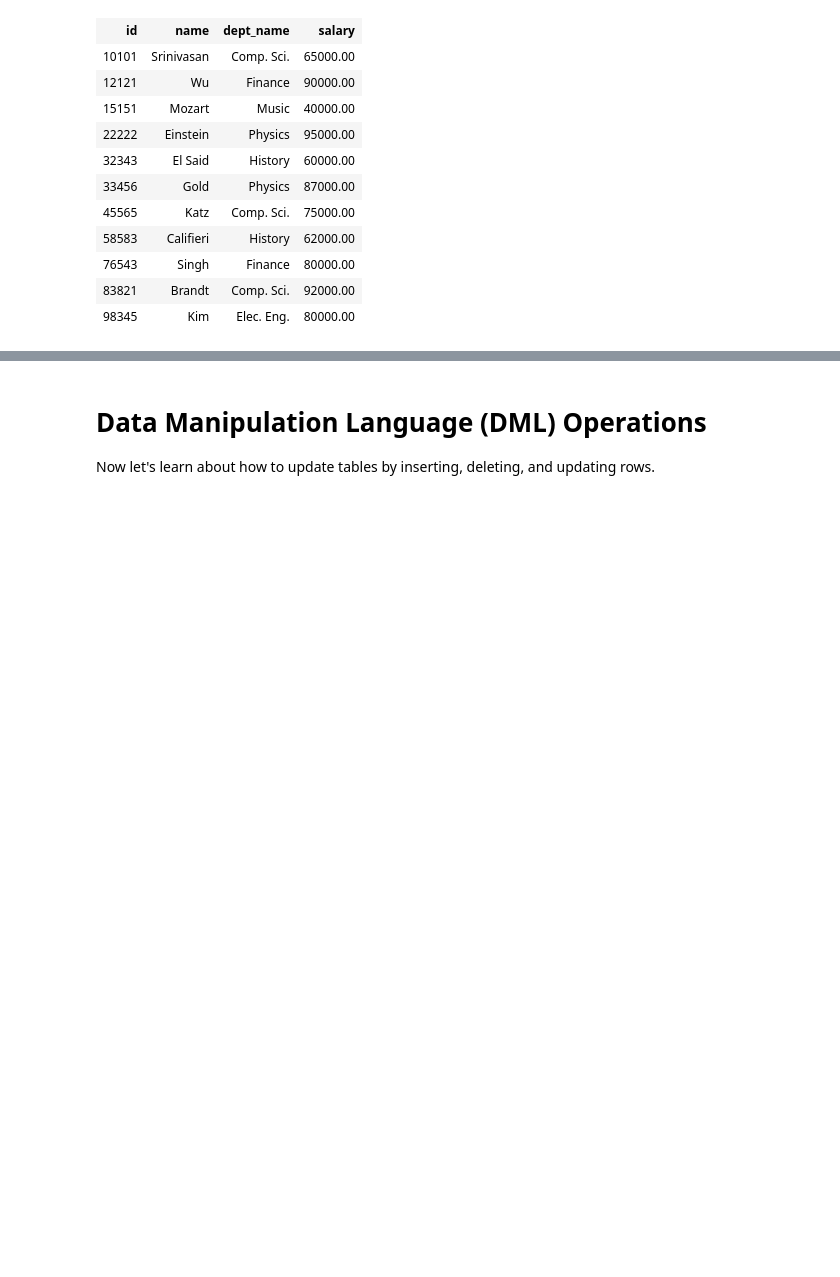
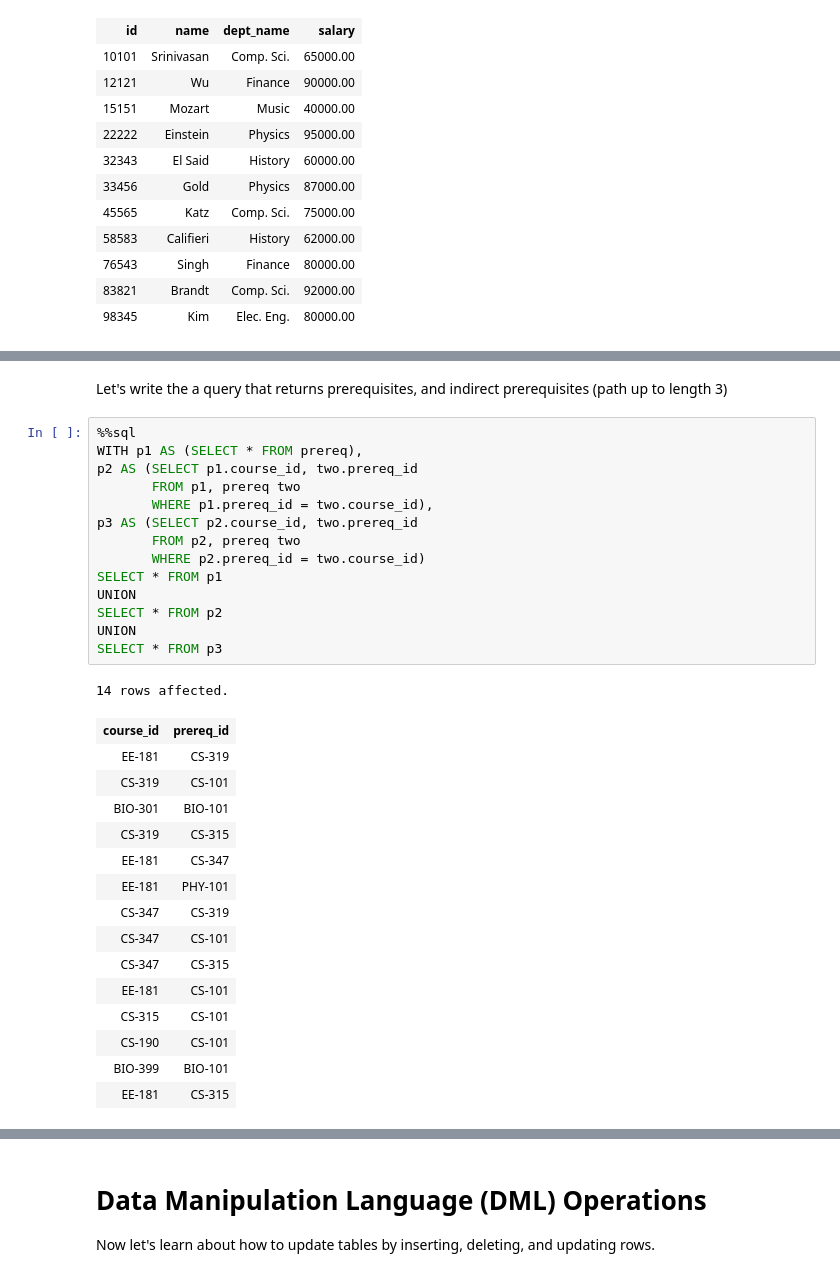
Before and after one commit to IITDBGroup/cs425, a Jupyter notebook: classnotebook-2017-Fall/CS425-2017-Notebook.ipynb, the cells around one changed output, grey strips where cells are left out. Drawn from its saved outputs; the diff is of its cells as text; blank space fills up the shorter version.

```diff
--- a/classnotebook-2017-Fall/CS425-2017-Notebook.ipynb
+++ b/classnotebook-2017-Fall/CS425-2017-Notebook.ipynb
@@ -553,0 +601,33 @@ WHERE i.id NOT IN (SELECT * FROM bioids)
+# %% [markdown]
+Let's write the a query that returns prerequisites, and indirect prerequisites (path up to length 3)
+# %%
+%%sql
+WITH p1 AS (SELECT * FROM prereq),
+p2 AS (SELECT p1.course_id, two.prereq_id
+       FROM p1, prereq two
+       WHERE p1.prereq_id = two.course_id),
+p3 AS (SELECT p2.course_id, two.prereq_id
+       FROM p2, prereq two
+       WHERE p2.prereq_id = two.course_id)
+SELECT * FROM p1
+UNION
+SELECT * FROM p2
+UNION
+SELECT * FROM p3
+# %% [output]
+14 rows affected.
+| course_id | prereq_id |
+| EE-181 | CS-319 |
+| CS-319 | CS-101 |
+| BIO-301 | BIO-101 |
+| CS-319 | CS-315 |
+| EE-181 | CS-347 |
+| EE-181 | PHY-101 |
+| CS-347 | CS-319 |
+| CS-347 | CS-101 |
+| CS-347 | CS-315 |
+| EE-181 | CS-101 |
+| CS-315 | CS-101 |
+| CS-190 | CS-101 |
+| BIO-399 | BIO-101 |
+| EE-181 | CS-315 |
```
Also changed, not shown: parts of 15 cells of this notebook, 1 other file.
